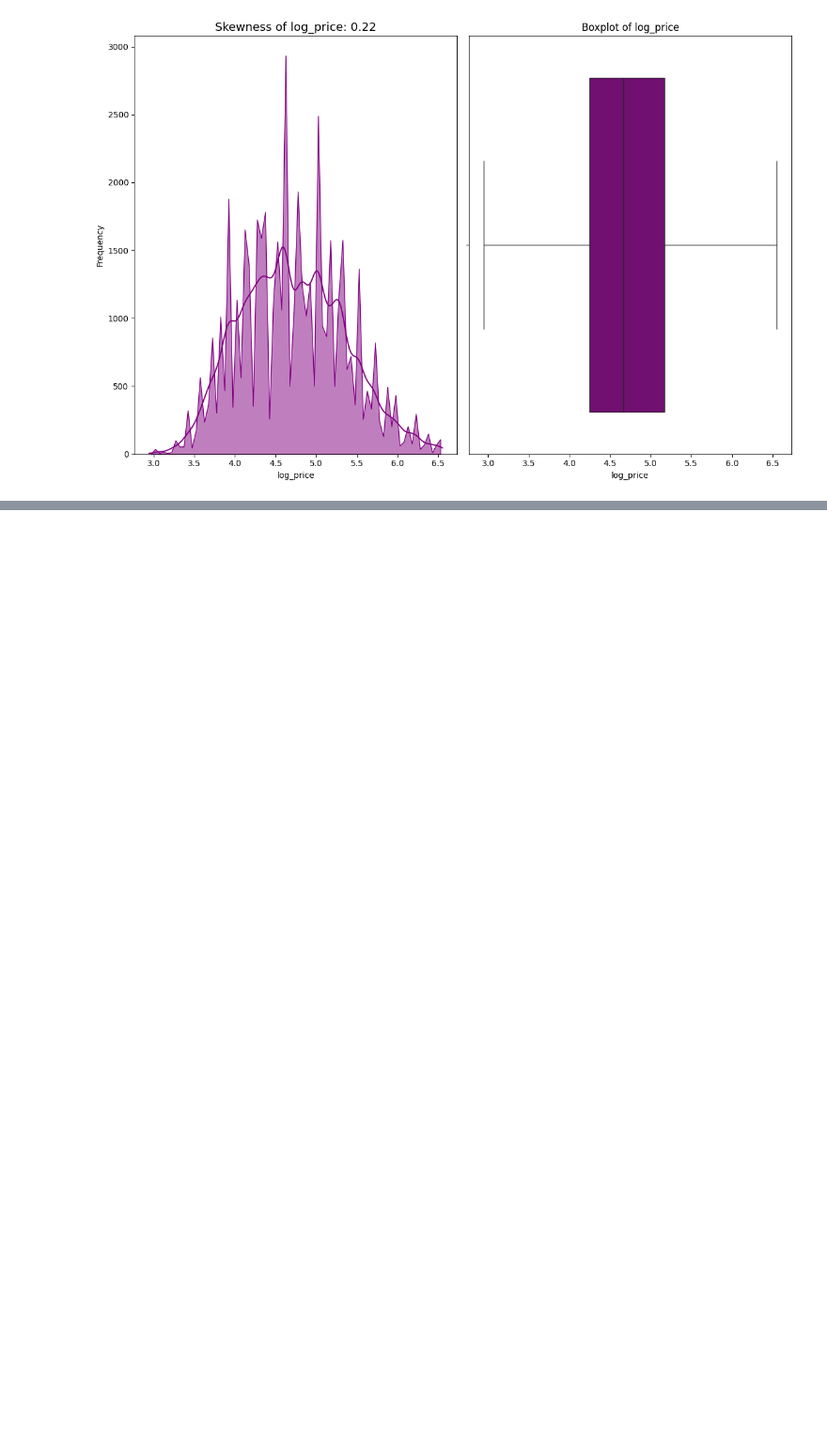
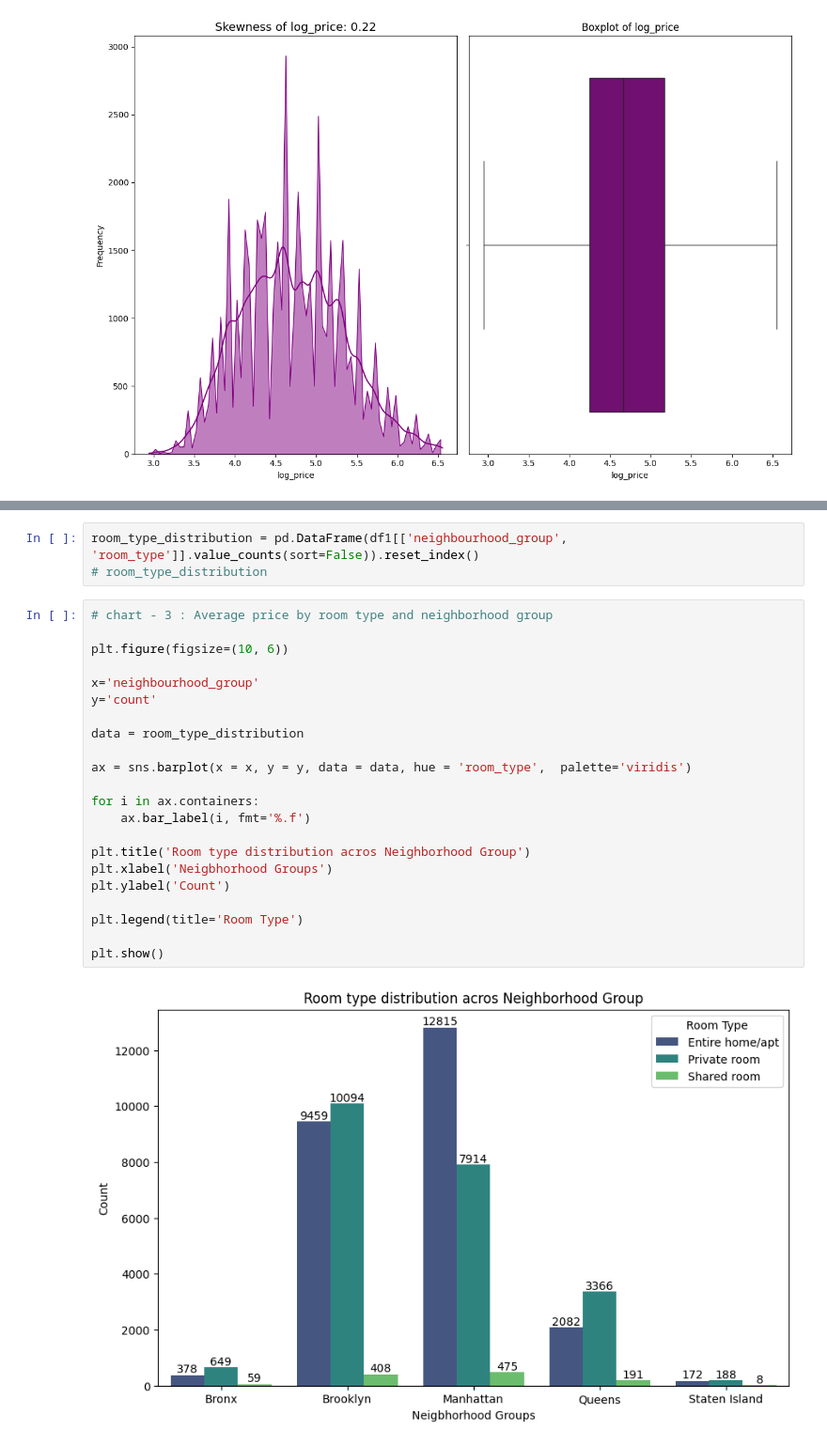
Before and after one commit to pandey-rakshit/AirBnb-Analysis, a Jupyter notebook: Airbnb_NYC_analysis.ipynb, the cells around one changed output, grey strips where cells are left out. Shown at 94% size. Cells and saved outputs as stored; diff of their text form; blank space fills up the shorter version.

```diff
--- a/Airbnb_NYC_analysis.ipynb
+++ b/Airbnb_NYC_analysis.ipynb
@@ -468,0 +567,27 @@ plt.show()
+# %%
+room_type_distribution = pd.DataFrame(df1[['neighbourhood_group', 'room_type']].value_counts(sort=False)).reset_index()
+# room_type_distribution
+# %%
+# chart - 3 : Average price by room type and neighborhood group
+
+plt.figure(figsize=(10, 6))
+
+x='neighbourhood_group'
+y='count'
+
+data = room_type_distribution
+
+ax = sns.barplot(x = x, y = y, data = data, hue = 'room_type',  palette='viridis')
+
+for i in ax.containers:
+    ax.bar_label(i, fmt='%.f')
+
+plt.title('Room type distribution acros Neighborhood Group')
+plt.xlabel('Neigbhorhood Groups')
+plt.ylabel('Count')
+
+plt.legend(title='Room Type')
+
+plt.show()
+# %% [output]
+[figure, added]
```
Also changed, not shown: parts of 13 cells of this notebook.
